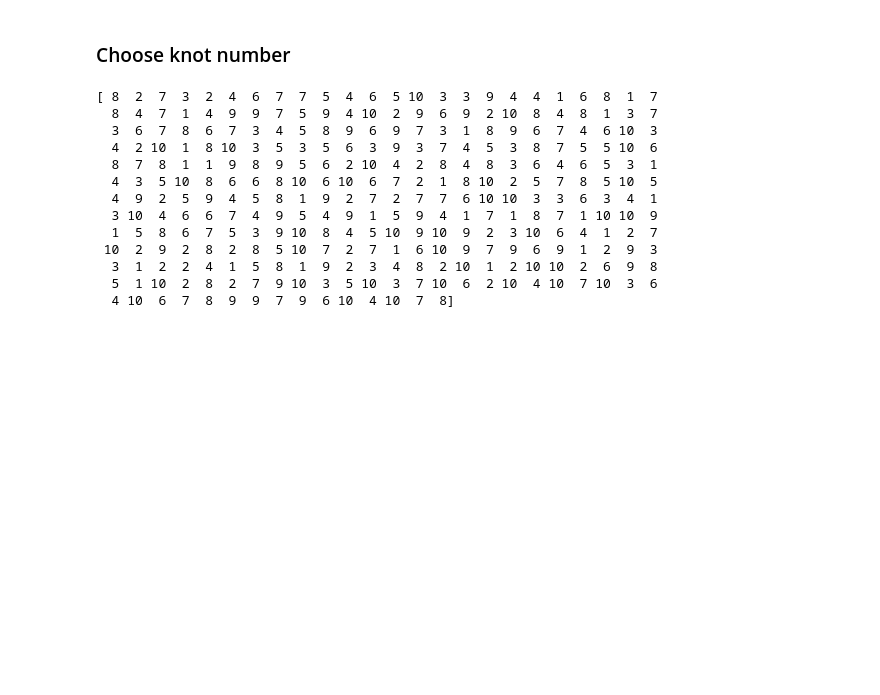
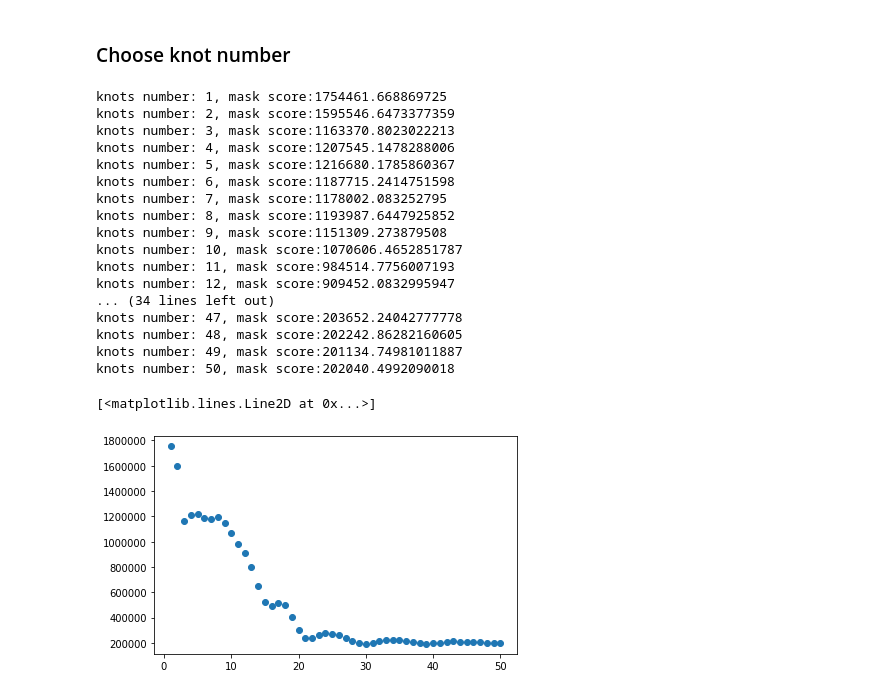
Before and after one commit to Bin0212/BallastClustering, a Jupyter notebook: code/clustering_force_only.ipynb, the cells around one changed output. Drawn from its saved outputs; the diff is of its cells as text; code cells hidden in the pictures; blank space fills up the shorter version.

```diff
--- a/code/clustering_force_only.ipynb
+++ b/code/clustering_force_only.ipynb
@@ -87,36 +136,48 @@ ax.plot(x, spline, label="S")
 # %%
 total_particle = len(data)
 time_interval = 0.000002896586623472
 record_per_step = 921
 total_time = time_interval * record_per_step * 302
 
-# divided into 10 groups
-group = np.random.randint(1, 11, size = 303)
-print(group)
-# x = np.linspace(0, total_time, num = 302)
-# y = data.iloc[2, 4:]
+# divided into 10 groups for cross validation
+labels = np.random.randint(1, 11, size = 303)
 
-# knot_num = 30
-# knots = np.linspace(total_time * 1/(knot_num + 1), total_time * knot_num / (knot_num + 1), num = knot_num)
+validation_score = []
 
-# tck = interpolate.splrep(x, y, task = -1, k = 3, t = knots)
-# spline = interpolate.splev(x, tck)
-# xs = np.arange(0, 279639*time_interval, 0.1)
+for knot_num in range(1, 51):
+    mask_score = []
+    for mask in range(1, 11):
+        knots = np.linspace(total_time * 1/(knot_num + 1), total_time * knot_num / (knot_num + 1), num = knot_num)
+        row_score = data.iloc[:,4:].apply(lambda x: spline_validate(x, knots, labels, mask), axis=1)
+        row_score_avg = np.mean(row_score)
 
-# fig, ax = plt.subplots(figsize=(6.5, 4))
-# ax.plot(x, y, 'o', label='data')
-# ax.plot(x, spline, label="S")
+        mask_score.append(row_score_avg)
+
+    print("knots number: {}, mask score:{}".format(knot_num, np.mean(mask_score)))
+    validation_score.append(np.mean(mask_score))
+
+
+knots_range = np.linspace(1, 50, 50)
+
+fig, ax = plt.subplots(figsize=(6.5, 4))
+ax.plot(knots_range, validation_score, 'o', label='MSE')
 # %% [output]
-[ 8  2  7  3  2  4  6  7  7  5  4  6  5 10  3  3  9  4  4  1  6  8  1  7
-  8  4  7  1  4  9  9  7  5  9  4 10  2  9  6  9  2 10  8  4  8  1  3  7
-  3  6  7  8  6  7  3  4  5  8  9  6  9  7  3  1  8  9  6  7  4  6 10  3
-  4  2 10  1  8 10  3  5  3  5  6  3  9  3  7  4  5  3  8  7  5  5 10  6
-  8  7  8  1  1  9  8  9  5  6  2 10  4  2  8  4  8  3  6  4  6  5  3  1
-  4  3  5 10  8  6  6  8 10  6 10  6  7  2  1  8 10  2  5  7  8  5 10  5
-  4  9  2  5  9  4  5  8  1  9  2  7  2  7  7  6 10 10  3  3  6  3  4  1
-  3 10  4  6  6  7  4  9  5  4  9  1  5  9  4  1  7  1  8  7  1 10 10  9
-  1  5  8  6  7  5  3  9 10  8  4  5 10  9 10  9  2  3 10  6  4  1  2  7
- 10  2  9  2  8  2  8  5 10  7  2  7  1  6 10  9  7  9  6  9  1  2  9  3
-  3  1  2  2  4  1  5  8  1  9  2  3  4  8  2 10  1  2 10 10  2  6  9  8
-  5  1 10  2  8  2  7  9 10  3  5 10  3  7 10  6  2 10  4 10  7 10  3  6
-  4 10  6  7  8  9  9  7  9  6 10  4 10  7  8]
+knots number: 1, mask score:1754461.668869725
+knots number: 2, mask score:1595546.6473377359
+knots number: 3, mask score:1163370.8023022213
+knots number: 4, mask score:1207545.1478288006
+knots number: 5, mask score:1216680.1785860367
+knots number: 6, mask score:1187715.2414751598
+knots number: 7, mask score:1178002.083252795
+knots number: 8, mask score:1193987.6447925852
+knots number: 9, mask score:1151309.273879508
+knots number: 10, mask score:1070606.4652851787
+knots number: 11, mask score:984514.7756007193
+knots number: 12, mask score:909452.0832995947
+... (34 lines left out)
+knots number: 47, mask score:203652.24042777778
+knots number: 48, mask score:202242.86282160605
+knots number: 49, mask score:201134.74981011887
+knots number: 50, mask score:202040.4992090018
+[<matplotlib.lines.Line2D at 0x...>]
+[figure, added]
```
Also changed, not shown: parts of 13 cells of this notebook.
